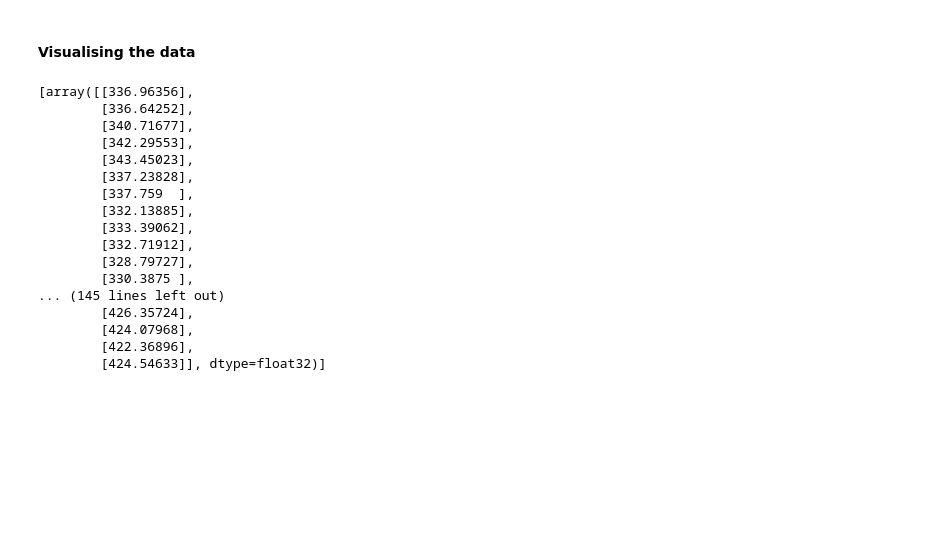
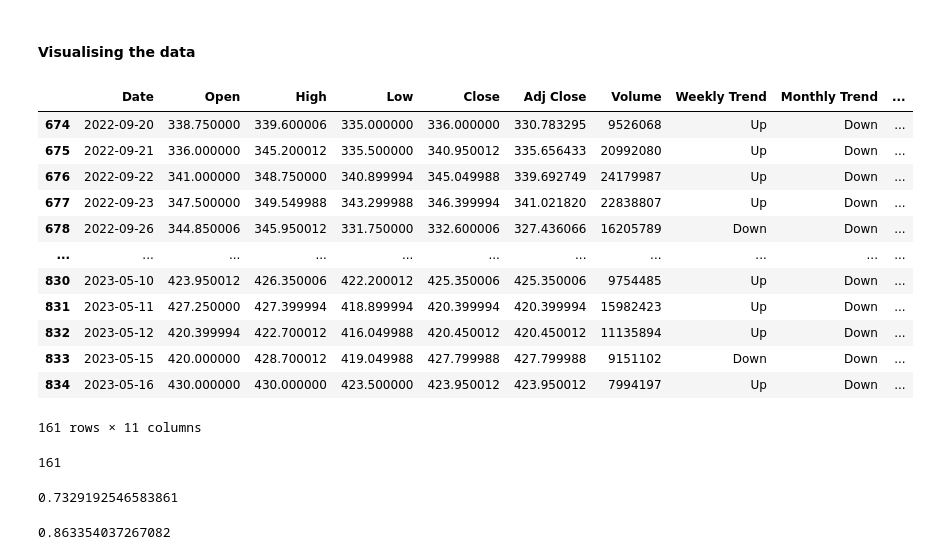
Before and after one commit to viraj-s15/stock-trend-analysis, a Jupyter notebook: notebooks/nerual_net.ipynb, the cells around one changed output. Drawn from its saved outputs; the diff is of its cells as text; code cells hidden in the pictures; blank space fills up the shorter version.

Commit message:
feat: updated nn with trend preds

```diff
--- a/notebooks/nerual_net.ipynb
+++ b/notebooks/nerual_net.ipynb
@@ -379,7 +379,7 @@ fig.add_trace(go.Scatter(x=test_vals,
 
 fig.show()
 # %%
-temp = temp[int(0.8 * len(temp)):].copy()
+temp = temp[int(0.8 * len(temp)) + 6:].copy()
 close = temp.Close.to_list()
 weekly_change = []
 for i in range(len(close)-7):
@@ -412,8 +412,24 @@ for i in monthly_change:
     else:
         monthly_trend.append("Flat")
 temp['Monthly Trend'] = monthly_trend
+# %%
+temp
+# %% [output]
+|  | Date | Open | High | Low | Close | Adj Close | Volume | Weekly Trend | Monthly Trend | ... |
+| 674 | 2022-09-20 | 338.750000 | 339.600006 | 335.000000 | 336.000000 | 330.783295 | 9526068 | Up | Down | ... |
+| 675 | 2022-09-21 | 336.000000 | 345.200012 | 335.500000 | 340.950012 | 335.656433 | 20992080 | Up | Down | ... |
+| 676 | 2022-09-22 | 341.000000 | 348.750000 | 340.899994 | 345.049988 | 339.692749 | 24179987 | Up | Down | ... |
+| 677 | 2022-09-23 | 347.500000 | 349.549988 | 343.299988 | 346.399994 | 341.021820 | 22838807 | Up | Down | ... |
+| 678 | 2022-09-26 | 344.850006 | 345.950012 | 331.750000 | 332.600006 | 327.436066 | 16205789 | Down | Down | ... |
+| ... | ... | ... | ... | ... | ... | ... | ... | ... | ... | ... |
+| 830 | 2023-05-10 | 423.950012 | 426.350006 | 422.200012 | 425.350006 | 425.350006 | 9754485 | Up | Down | ... |
+| 831 | 2023-05-11 | 427.250000 | 427.399994 | 418.899994 | 420.399994 | 420.399994 | 15982423 | Up | Down | ... |
+| 832 | 2023-05-12 | 420.399994 | 422.700012 | 416.049988 | 420.450012 | 420.450012 | 11135894 | Up | Down | ... |
+| 833 | 2023-05-15 | 420.000000 | 428.700012 | 419.049988 | 427.799988 | 427.799988 | 9151102 | Down | Down | ... |
+| 834 | 2023-05-16 | 430.000000 | 430.000000 | 423.500000 | 423.950012 | 423.950012 | 7994197 | Up | Down | ... |
+161 rows × 11 columns
 # %%
-preds = y_pred_list
+preds = y_pred
 weekly_preds_change = []
 for i in range(len(preds)-7):
     weekly_preds_change.append(preds[i] - preds[i+7])
@@ -430,36 +446,40 @@ for i in weekly_preds_change:
         weekly_preds_trend.append("Flat")
 temp['Weekly Predictions Trend'] = weekly_preds_trend
 
-monthly_change = []
-for i in range(len(close)-30):
-    monthly_change.append(close[i] - close[i+30])
-for i in range(len(close) -30,len(close)):
-    monthly_change.append(weekly_change[i-30])
+monthly_preds_change = []
+for i in range(len(preds)-30):
+    monthly_preds_change.append(preds[i] - preds[i+30])
+for i in range(len(preds) -30,len(preds)):
+    monthly_preds_change.append(monthly_preds_change[i-30])
 
-monthly_trend = []
-for i in monthly_change:
+monthly_preds_trend = []
+for i in monthly_preds_change:
     if i > 0:
-        monthly_trend.append("Up")
+        monthly_preds_trend.append("Up")
     elif i < 0:
-        monthly_trend.append("Down")
+        monthly_preds_trend.append("Down")
     else:
-        monthly_trend.append("Flat")
-temp['Monthly Trend'] = monthly_trend
+        monthly_preds_trend.append("Flat")
+temp['Monthly Preds Trend'] = monthly_preds_trend
 # %% [output]
-[array([[336.96356],
-        [336.64252],
-        [340.71677],
-        [342.29553],
-        [343.45023],
-        [337.23828],
-        [337.759  ],
-        [332.13885],
-        [333.39062],
-        [332.71912],
-        [328.79727],
-        [330.3875 ],
-... (145 lines left out)
-        [426.35724],
-        [424.07968],
-        [422.36896],
-        [424.54633]], dtype=float32)]
+161
+# %%
+weekly_accuracy = 0
+weekly = temp['Weekly Trend'].to_list()
+weekly_preds = temp['Weekly Predictions Trend'].to_list()
+for i in range(len(weekly)):
+    if weekly[i] == weekly_preds[i]:
+        weekly_accuracy += 1/len(weekly)
+print(weekly_accuracy)
+# %% [output]
+0.7329192546583861
+# %%
+monthly_accuracy = 0
+monthly = temp['Monthly Trend'].to_list()
+monthly_preds = temp['Monthly Preds Trend'].to_list()
+for i in range(len(monthly)):
+    if monthly[i] == monthly_preds[i]:
+        monthly_accuracy += 1/len(weekly)
+print(monthly_accuracy)
+# %% [output]
+0.863354037267082
```
Also changed, not shown: parts of 2 cells of this notebook.
